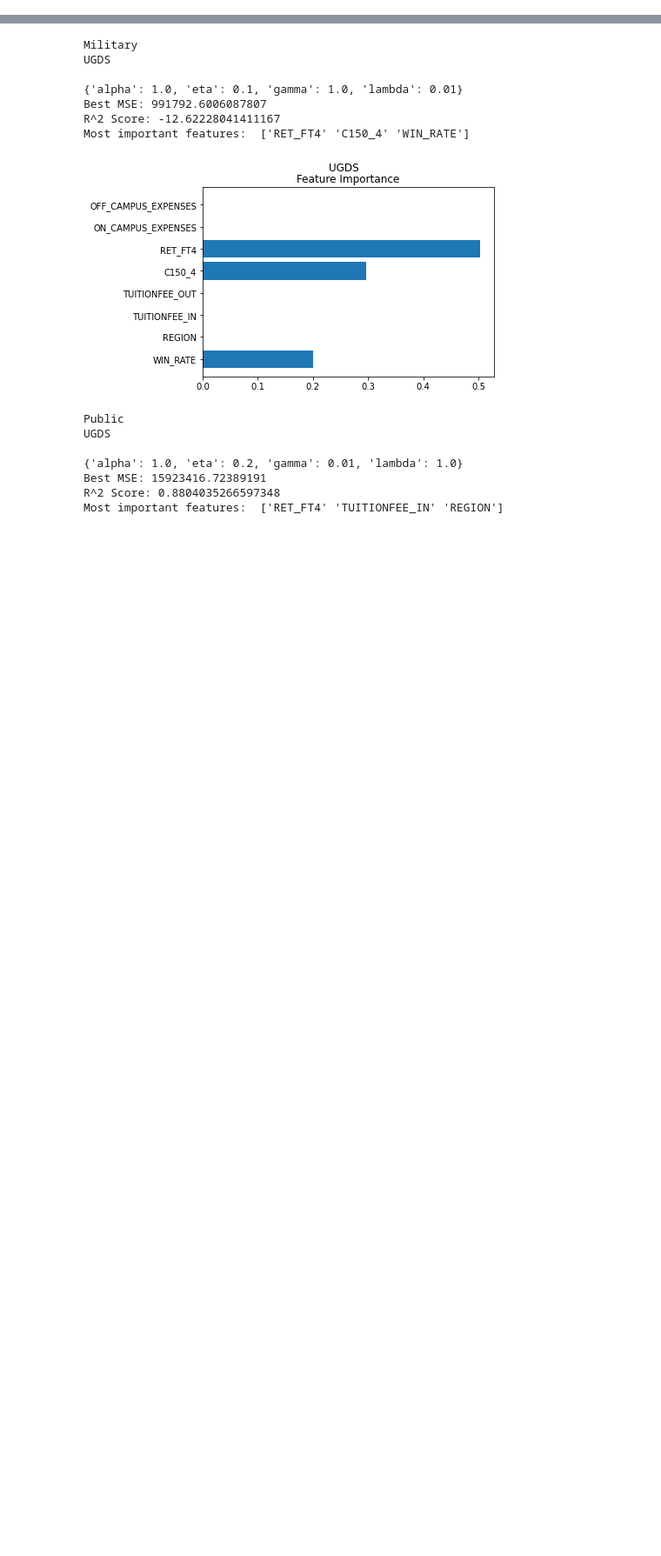
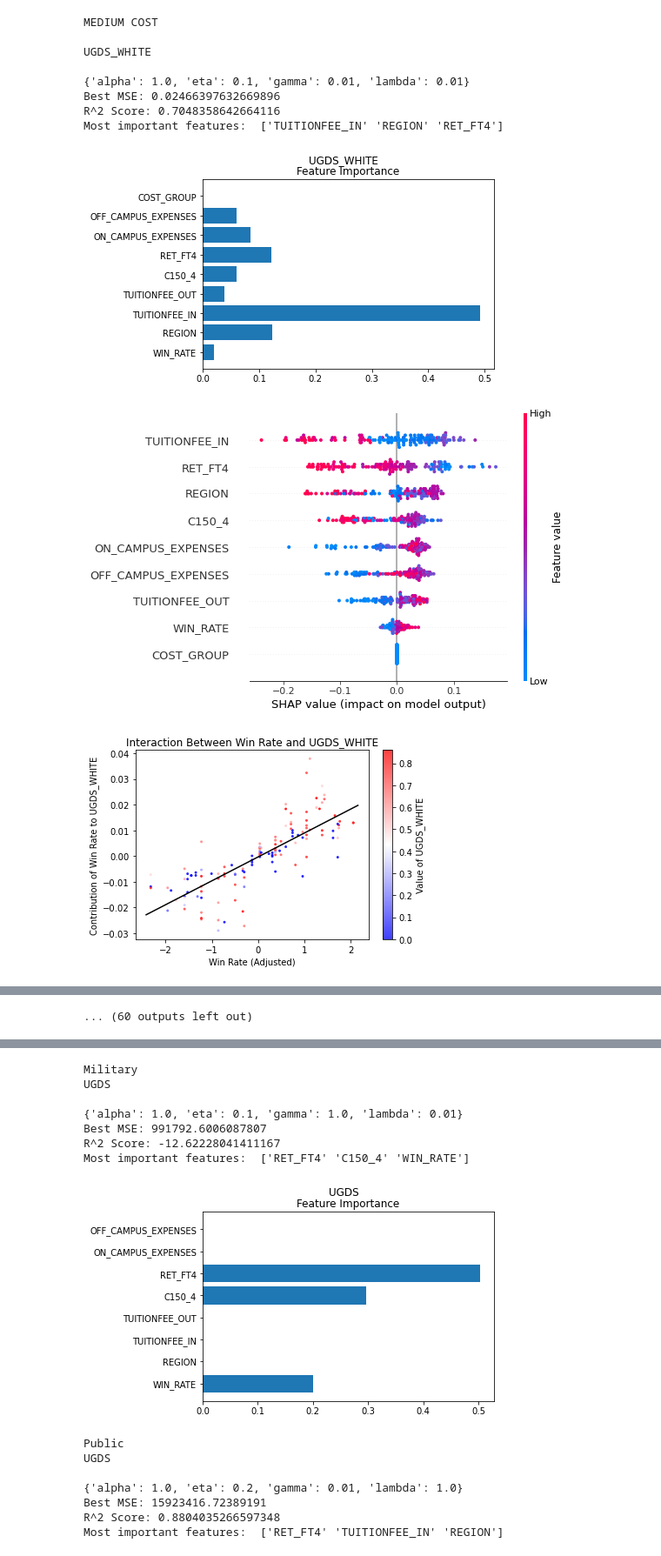
Before and after one commit to jpatrickb/football-to-admissions, a Jupyter notebook: xgboost.ipynb, the cells around one changed output, grey strips where cells are left out. Shown at 87% size. Drawn from its saved outputs; the diff is of its cells as text; code cells hidden in the pictures; blank space fills up the shorter version.

Commit message:
more plots

```diff
--- a/xgboost.ipynb
+++ b/xgboost.ipynb
@@ -173,0 +124,24 @@ Most important features:  ['REGION' 'ON_CAMPUS_EXPENSES' 'C150_4']
+# %%
+def cluster(N=3):
+    df = pd.read_csv("football_admission_cleaned.csv")
+    # teams = df['TEAM'].unique().tolist()
+    money_cols = ['TUITIONFEE_IN', 'TUITIONFEE_OUT', 'ON_CAMPUS_EXPENSES', 'OFF_CAMPUS_EXPENSES']
+    money_df = df[money_cols]
+    money_data = money_df.values
+
+    kmeans = KMeans(n_clusters=N, random_state=42)
+    kmeans.fit(money_data)
+    labels = kmeans.predict(money_data)
+    print(labels)
+
+    df['COST_GROUP'] = labels
+
+    return df
+df = cluster()
+money_cols = ['TUITIONFEE_IN', 'TUITIONFEE_OUT', 'ON_CAMPUS_EXPENSES', 'OFF_CAMPUS_EXPENSES']
+for group in [0, 1, 2]:
+    mask = df['COST_GROUP'] == group
+    group_df = df[mask].copy()
+    means = group_df[money_cols].mean()
+    print(group)
+    print(means)
@@ -173,0 +168,29 @@ Most important features:  ['REGION' 'ON_CAMPUS_EXPENSES' 'C150_4']
+# %%
+targets = ['ADM_RATE', 'UGDS', 'ACTCMMID', 'SAT_AVG', 'UGDS_WHITE', 'UGDS_BLACK', 'UGDS_HISP', 'UGDS_ASIAN', 'UGDS_MEN', 'UGDS_WOMEN']
+enroll = ['ADM_RATE', 'UGDS']
+caliber = ['ACTCMMID', 'SAT_AVG']
+demo = ['UGDS_WHITE', 'UGDS_BLACK', 'UGDS_HISP', 'UGDS_ASIAN', 'UGDS_MEN', 'UGDS_WOMEN']
+group = 0
+
+group_labels = ["MEDIUM COST", "HIGH COST", "LOW COST"]
+
+for i, group in enumerate([0, 1, 2]):
+    print(group_labels[i])
+    print()
+    mask = df['COST_GROUP'] == group
+    group_df = df[mask].copy()
+
+    for target in demo:
+        feature_importance(target, df=group_df)
+# %% [output]
+MEDIUM COST
+
+UGDS_WHITE
+
+{'alpha': 1.0, 'eta': 0.1, 'gamma': 0.01, 'lambda': 0.01}
+Best MSE: 0.02466397632669896
+R^2 Score: 0.7048358642664116
+Most important features:  ['TUITIONFEE_IN' 'REGION' 'RET_FT4']
+[figure, added]
+[figure, added]
+[figure, added]
@@ -173,0 +215 @@ Most important features:  ['REGION' 'ON_CAMPUS_EXPENSES' 'C150_4']
+... (60 outputs left out)
```
Also changed, not shown: parts of 9 cells of this notebook, 1 other file.
